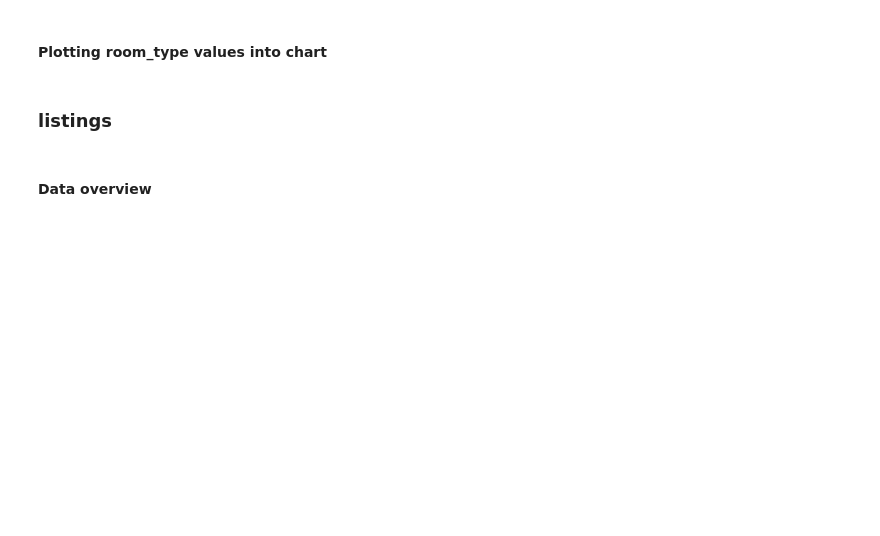
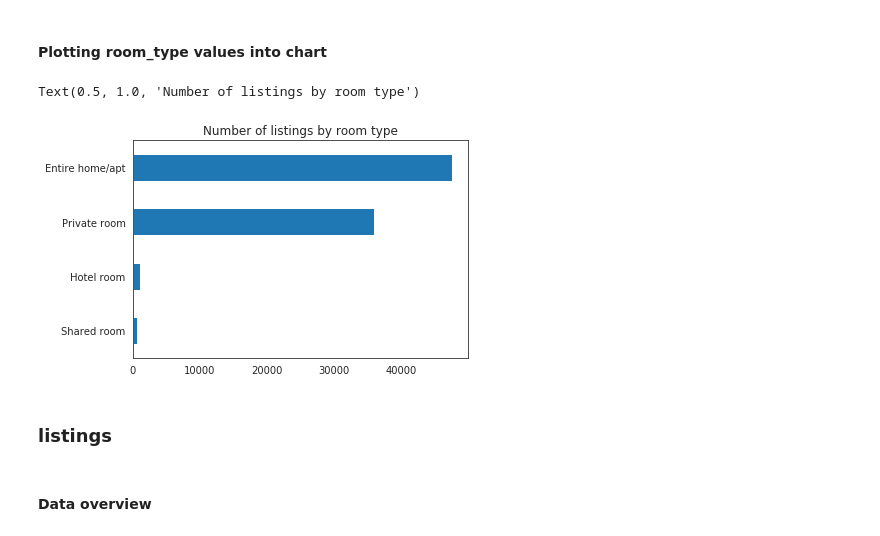
Before and after one commit to tomasz-janik/AirbnbPrediction, a Jupyter notebook: AirbnbLondon.ipynb, the cells around one changed output. Drawn from its saved outputs; the diff is of its cells as text; code cells hidden in the pictures; blank space fills up the shorter version.

Commit message:
Fixed data cleaning/added parameters modeling to multiple models

```diff
--- a/AirbnbLondon.ipynb
+++ b/AirbnbLondon.ipynb
@@ -33,17 +50,17 @@ warnings.filterwarnings("ignore", 'This pattern has match groups')
 # %% [markdown]
 ### Setting dataset location
 # %%
-DATA_PATH = Path('../input/airbnb/')
+DATA_PATH = Path(r'../input/airbnb')
 # %% [markdown]
 ### Loading data
 # %%
-listings_df = pd.read_csv(DATA_PATH/'listings_summary.csv',parse_dates = ['last_review'])
-listings_detail_df = pd.read_csv(DATA_PATH/'listings.csv', low_memory = False, parse_dates = ['host_since', 'last_scraped', 'calendar_last_scraped', 'first_review', 'last_review'])
+listings_df = pd.read_csv(DATA_PATH/'listings_summary.csv')
+listings_detail_df = pd.read_csv(DATA_PATH/'listings.csv')
 
-reviews_df = pd.read_csv(DATA_PATH/'reviews_summary.csv', parse_dates=['date'])
-reviews_detail_df = pd.read_csv(DATA_PATH/'reviews.csv', parse_dates=['date'])
+reviews_df = pd.read_csv(DATA_PATH/'reviews_summary.csv')
+reviews_detail_df = pd.read_csv(DATA_PATH/'reviews.csv')
 
-calendar_df = pd.read_csv(DATA_PATH/'calendar.csv', parse_dates=['date'])
+calendar_df = pd.read_csv(DATA_PATH/'calendar.csv')
 
 neighborhood_df = pd.read_csv(DATA_PATH/'neighbourhoods.csv')
 gdf = gpd.read_file(DATA_PATH/'neighbourhoods.geojson')
@@ -72,8 +108,11 @@ plt.title('Number of listings by neighbourhood');
 # %% [markdown]
 #### Plotting room_type values into chart
 # %%
-listings_df['room_type'].value_counts(dropna=False).sort_values().plot.barh()
+listings_df['room_type'].value_counts().sort_values().plot.barh()
 plt.title('Number of listings by room type')
+# %% [output]
+Text(0.5, 1.0, 'Number of listings by room type')
+[figure, added]
 # %% [markdown]
 ### listings
 # %% [markdown]
```
Also changed, not shown: parts of 229 cells of this notebook.
